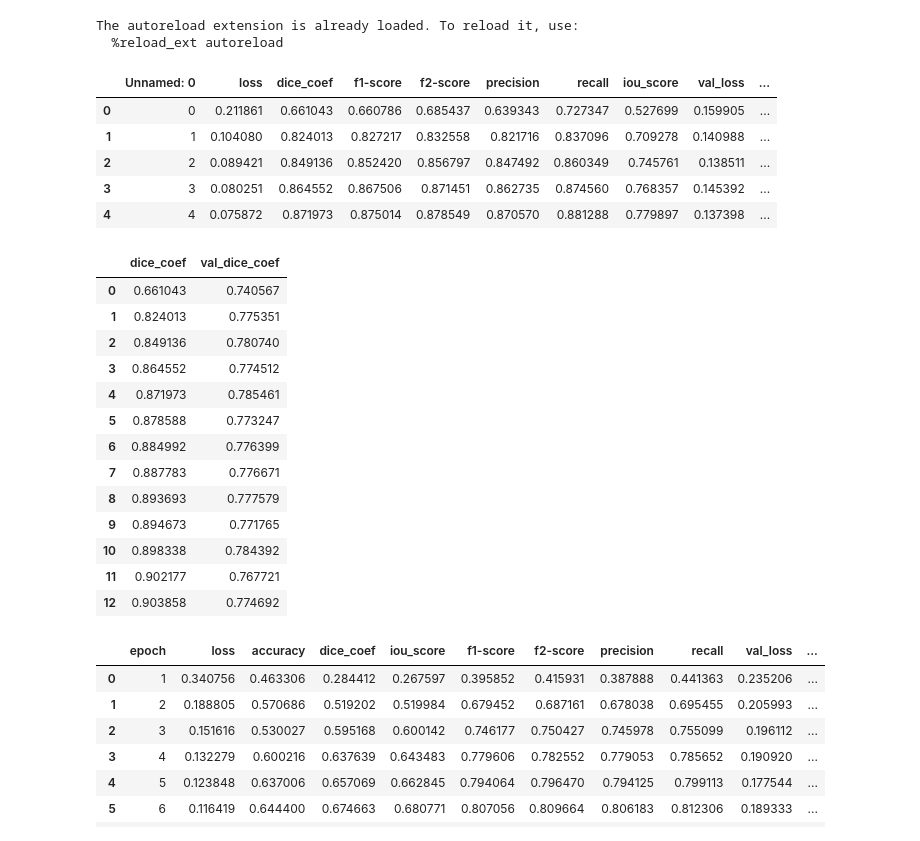
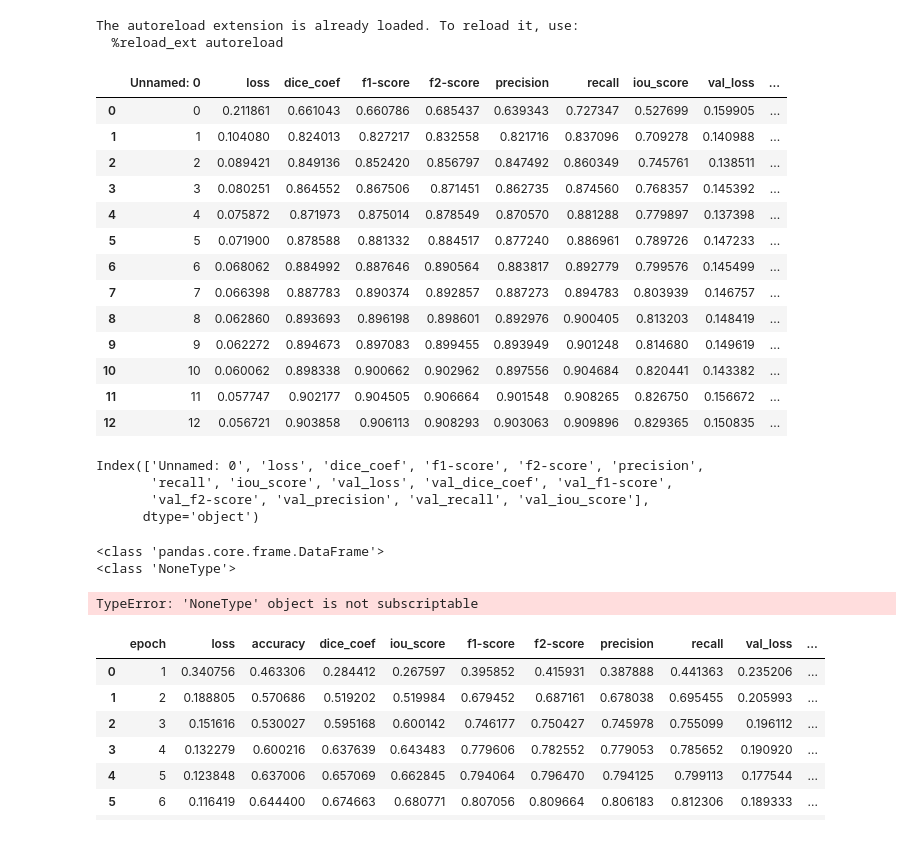
Before and after one commit to mohammed-444/GI-Tract-Image-Segmentation, a Jupyter notebook: Plots.ipynb, the cells around one changed output. Cells and saved outputs as stored; diff of their text form; code cells hidden in the pictures.

```diff
--- a/Plots.ipynb
+++ b/Plots.ipynb
@@ -13,28 +11,19 @@ history_1 = pd.read_csv('csv/history_effientNet.csv')
 history_2 = pd.read_csv('csv/history_omar.csv')
 history_2.rename(columns={'jacard_coef': 'dice_coef', 'val_jacard_coef': 'val_dice_coef'}, inplace=True)
 # %%
-history_1.head()
+history_1
 # %% [output]
 |  | Unnamed: 0 | loss | dice_coef | f1-score | f2-score | precision | recall | iou_score | val_loss | ... |
 | 0 | 0 | 0.211861 | 0.661043 | 0.660786 | 0.685437 | 0.639343 | 0.727347 | 0.527699 | 0.159905 | ... |
 | 1 | 1 | 0.104080 | 0.824013 | 0.827217 | 0.832558 | 0.821716 | 0.837096 | 0.709278 | 0.140988 | ... |
 | 2 | 2 | 0.089421 | 0.849136 | 0.852420 | 0.856797 | 0.847492 | 0.860349 | 0.745761 | 0.138511 | ... |
 | 3 | 3 | 0.080251 | 0.864552 | 0.867506 | 0.871451 | 0.862735 | 0.874560 | 0.768357 | 0.145392 | ... |
 | 4 | 4 | 0.075872 | 0.871973 | 0.875014 | 0.878549 | 0.870570 | 0.881288 | 0.779897 | 0.137398 | ... |
+| 5 | 5 | 0.071900 | 0.878588 | 0.881332 | 0.884517 | 0.877240 | 0.886961 | 0.789726 | 0.147233 | ... |
+| 6 | 6 | 0.068062 | 0.884992 | 0.887646 | 0.890564 | 0.883817 | 0.892779 | 0.799576 | 0.145499 | ... |
+| 7 | 7 | 0.066398 | 0.887783 | 0.890374 | 0.892857 | 0.887273 | 0.894783 | 0.803939 | 0.146757 | ... |
+| 8 | 8 | 0.062860 | 0.893693 | 0.896198 | 0.898601 | 0.892976 | 0.900405 | 0.813203 | 0.148419 | ... |
+| 9 | 9 | 0.062272 | 0.894673 | 0.897083 | 0.899455 | 0.893949 | 0.901248 | 0.814680 | 0.149619 | ... |
+| 10 | 10 | 0.060062 | 0.898338 | 0.900662 | 0.902962 | 0.897556 | 0.904684 | 0.820441 | 0.143382 | ... |
+| 11 | 11 | 0.057747 | 0.902177 | 0.904505 | 0.906664 | 0.901548 | 0.908265 | 0.826750 | 0.156672 | ... |
+| 12 | 12 | 0.056721 | 0.903858 | 0.906113 | 0.908293 | 0.903063 | 0.909896 | 0.829365 | 0.150835 | ... |
-# %%
-history_1[['dice_coef', 'val_dice_coef']]
-# %% [output]
-|  | dice_coef | val_dice_coef |
-| 0 | 0.661043 | 0.740567 |
-| 1 | 0.824013 | 0.775351 |
-| 2 | 0.849136 | 0.780740 |
-| 3 | 0.864552 | 0.774512 |
-| 4 | 0.871973 | 0.785461 |
-| 5 | 0.878588 | 0.773247 |
-| 6 | 0.884992 | 0.776399 |
-| 7 | 0.887783 | 0.776671 |
-| 8 | 0.893693 | 0.777579 |
-| 9 | 0.894673 | 0.771765 |
-| 10 | 0.898338 | 0.784392 |
-| 11 | 0.902177 | 0.767721 |
-| 12 | 0.903858 | 0.774692 |
@@ -41,5 +32,16 @@ history_1[['dice_coef', 'val_dice_coef']]
+# %%
+history_1.columns
+# %% [output]
+Index(['Unnamed: 0', 'loss', 'dice_coef', 'f1-score', 'f2-score', 'precision',
+       'recall', 'iou_score', 'val_loss', 'val_dice_coef', 'val_f1-score',
+       'val_f2-score', 'val_precision', 'val_recall', 'val_iou_score'],
+      dtype='object')
 # %%
-animate_plot(history_1, Plot_mode='DICE', title='Dice Coef After TL', y_range_loss_range=2, delay=100)
+animate_plot(history_1, Plot_mode='loss', y_range_loss_range=1, delay=100,)
+# %% [output]
+<class 'pandas.core.frame.DataFrame'>
+<class 'NoneType'>
+TypeError: 'NoneType' object is not subscriptable
 # %%
 history_2
 # %% [output]
```
Also changed, not shown: parts of 2 cells of this notebook, 9 other files.
